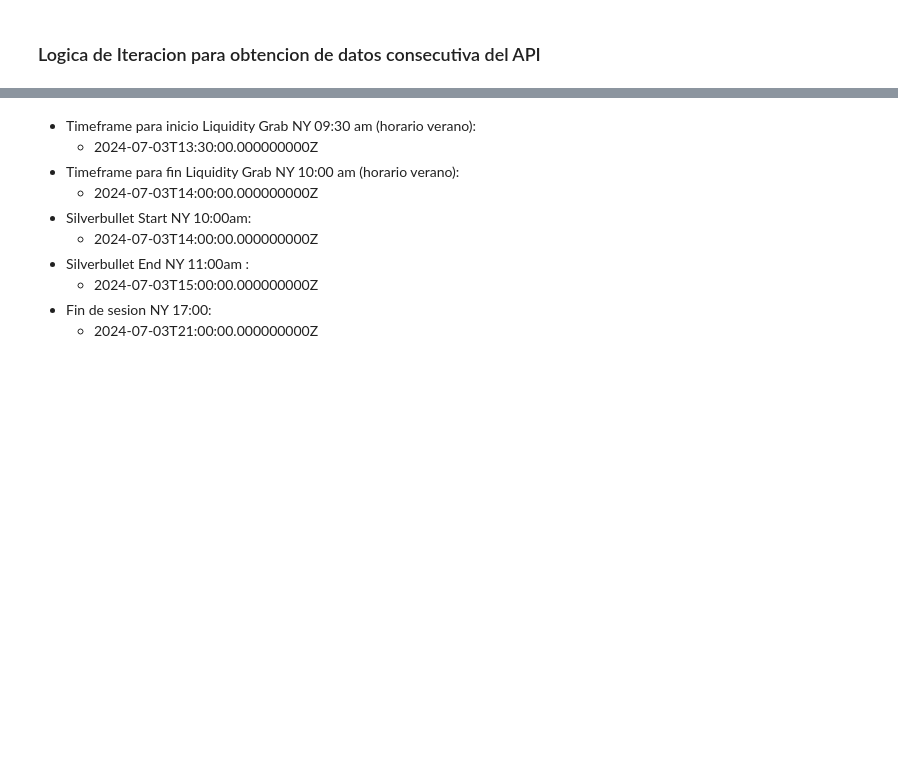
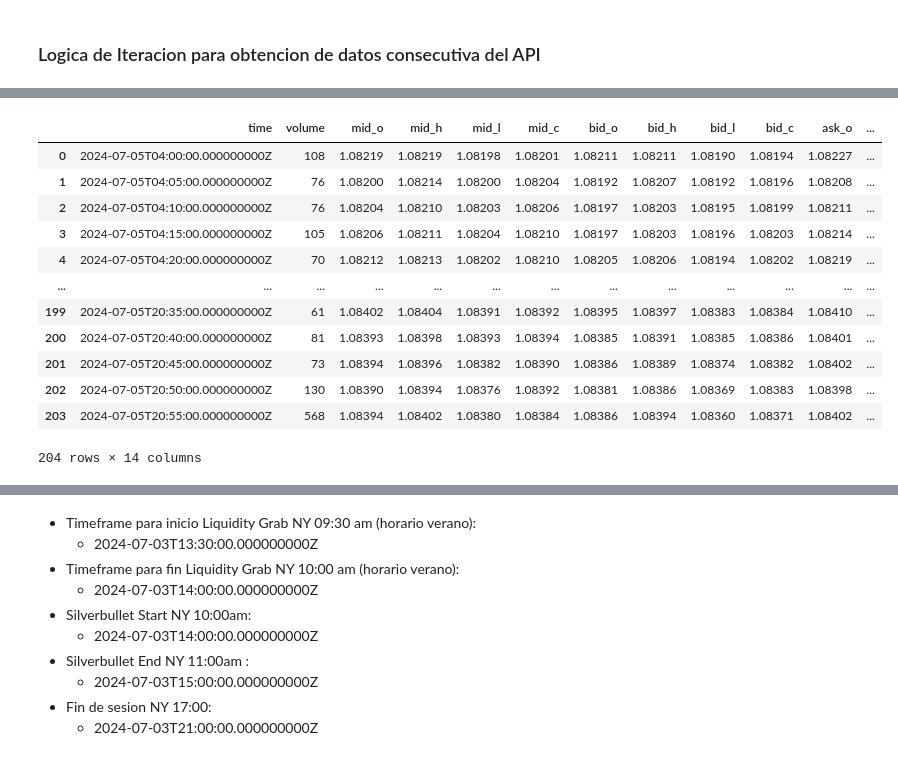
Before and after one commit to eduardogv/silverbullet-oanda, a Jupyter notebook: my-oanda.ipynb, the cells around one changed output, grey strips where cells are left out. Cells and saved outputs as stored; diff of their text form; code cells hidden in the pictures; blank space fills up the shorter version.

Commit message:
directional-change-algo start

```diff
--- a/my-oanda.ipynb
+++ b/my-oanda.ipynb
@@ -158,13 +113,3 @@ def convert_to_df(candle_data):
                 new_dict[f"{price}_{oh}"] = candle[price][oh]
         our_data.append(new_dict)
     return pd.DataFrame(our_data)
-# %%
-# PRUEBO LA FUNCION
-instrument = "EUR_USD"
-granularity = "M1"
-starting_date = obtener_hora_04_00_utc_rfc3339_hace_7_dias()
-ahoprita = '2024-07-04T03:12:25.253345Z'
-
-initial_json = get_candles(instrument, granularity, ahoprita, 5000)
-initial_df = convert_to_df(initial_json)
-initial_df
@@ -258,0 +175,7 @@ se cumplio la condicion de cierre del bucle recursivo
+# %%
+hora_inicio = '2024-07-05T04:00:00.000000000Z'
+instrument = "EUR_USD"
+granularity = "M5"
+df_to_clean =get_historical_candles(hora_inicio, instrument, granularity, count=5000, df_acumulado=None)
+df_to_clean
+# %% [output]
@@ -258,0 +190,13 @@ se cumplio la condicion de cierre del bucle recursivo
+|  | time | volume | mid_o | mid_h | mid_l | mid_c | bid_o | bid_h | bid_l | bid_c | ask_o | ... |
+| 0 | 2024-07-05T04:00:00.000000000Z | 108 | 1.08219 | 1.08219 | 1.08198 | 1.08201 | 1.08211 | 1.08211 | 1.08190 | 1.08194 | 1.08227 | ... |
+| 1 | 2024-07-05T04:05:00.000000000Z | 76 | 1.08200 | 1.08214 | 1.08200 | 1.08204 | 1.08192 | 1.08207 | 1.08192 | 1.08196 | 1.08208 | ... |
+| 2 | 2024-07-05T04:10:00.000000000Z | 76 | 1.08204 | 1.08210 | 1.08203 | 1.08206 | 1.08197 | 1.08203 | 1.08195 | 1.08199 | 1.08211 | ... |
+| 3 | 2024-07-05T04:15:00.000000000Z | 105 | 1.08206 | 1.08211 | 1.08204 | 1.08210 | 1.08197 | 1.08203 | 1.08196 | 1.08203 | 1.08214 | ... |
+| 4 | 2024-07-05T04:20:00.000000000Z | 70 | 1.08212 | 1.08213 | 1.08202 | 1.08210 | 1.08205 | 1.08206 | 1.08194 | 1.08202 | 1.08219 | ... |
+| ... | ... | ... | ... | ... | ... | ... | ... | ... | ... | ... | ... | ... |
+| 199 | 2024-07-05T20:35:00.000000000Z | 61 | 1.08402 | 1.08404 | 1.08391 | 1.08392 | 1.08395 | 1.08397 | 1.08383 | 1.08384 | 1.08410 | ... |
+| 200 | 2024-07-05T20:40:00.000000000Z | 81 | 1.08393 | 1.08398 | 1.08393 | 1.08394 | 1.08385 | 1.08391 | 1.08385 | 1.08386 | 1.08401 | ... |
+| 201 | 2024-07-05T20:45:00.000000000Z | 73 | 1.08394 | 1.08396 | 1.08382 | 1.08390 | 1.08386 | 1.08389 | 1.08374 | 1.08382 | 1.08402 | ... |
+| 202 | 2024-07-05T20:50:00.000000000Z | 130 | 1.08390 | 1.08394 | 1.08376 | 1.08392 | 1.08381 | 1.08386 | 1.08369 | 1.08383 | 1.08398 | ... |
+| 203 | 2024-07-05T20:55:00.000000000Z | 568 | 1.08394 | 1.08402 | 1.08380 | 1.08384 | 1.08386 | 1.08394 | 1.08360 | 1.08371 | 1.08402 | ... |
+204 rows × 14 columns
```
Also changed, not shown: parts of 17 cells of this notebook, 7 other files.
